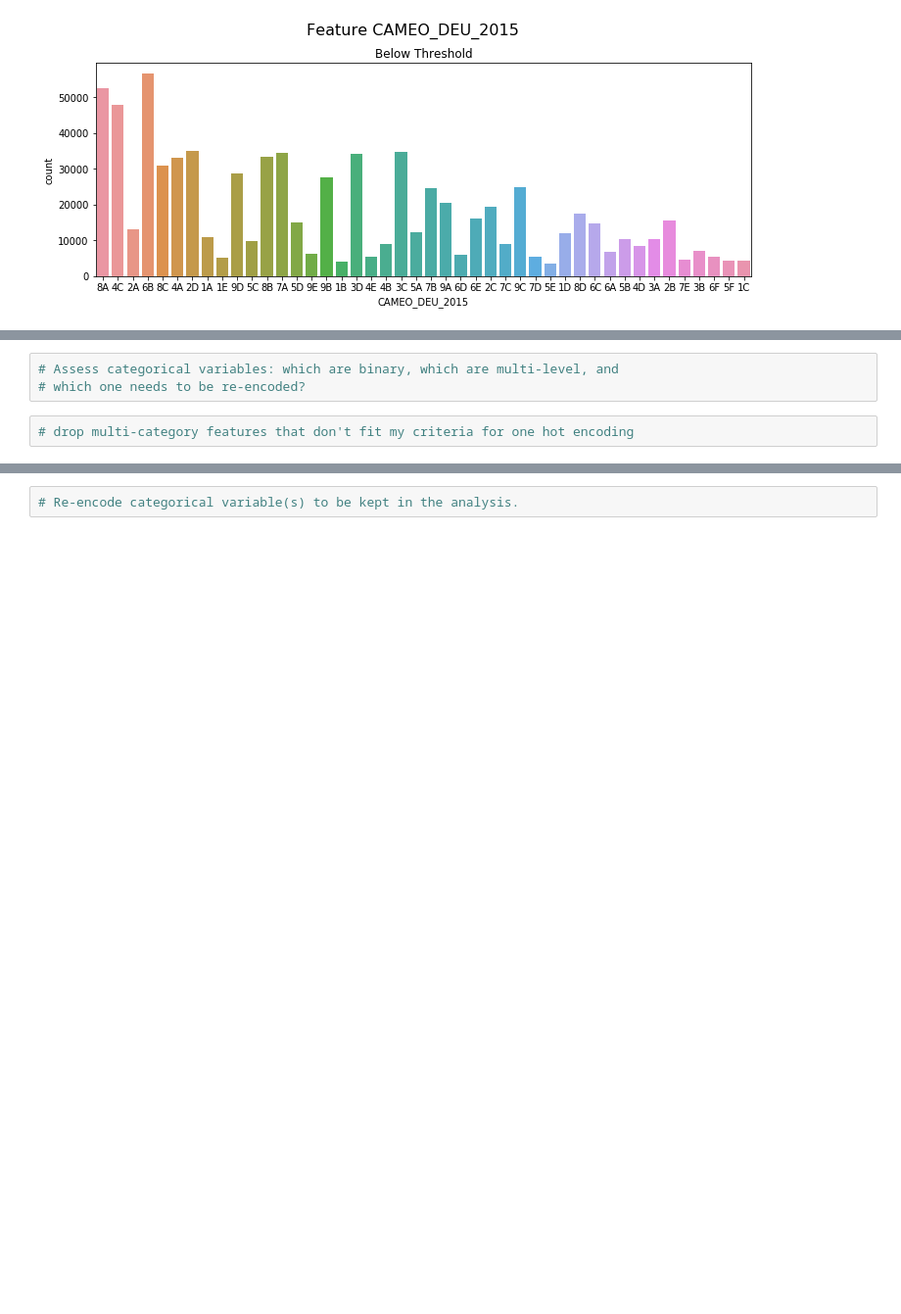
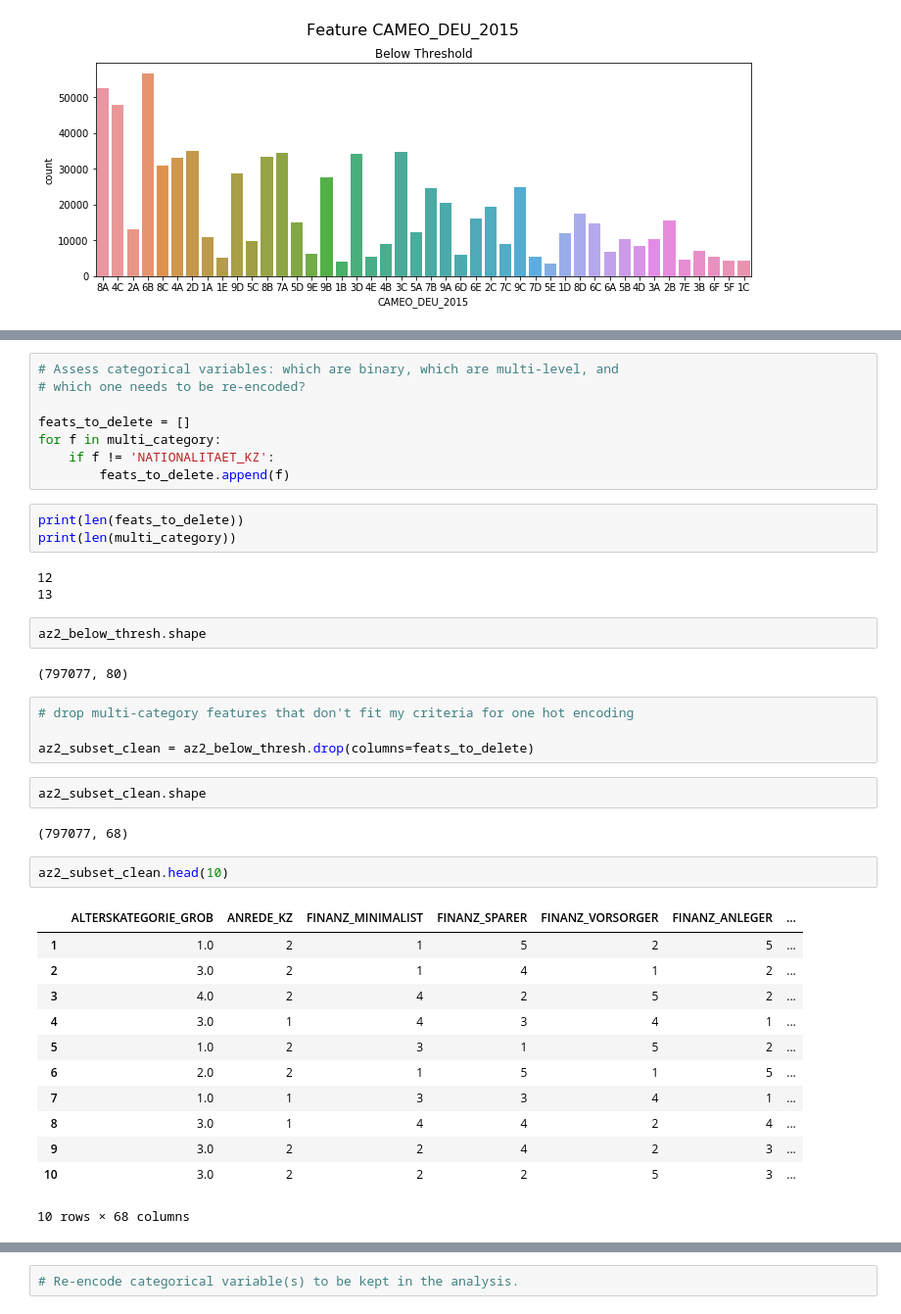
Before and after one commit to noreenwu/customer-segments, a Jupyter notebook: Identify_Customer_Segments.ipynb, the cells around one changed output, grey strips where cells are left out. Shown: that part at 98% size. Saved outputs shown, nothing was run; the diff lists cells and outputs as text; blank space fills up the shorter version.

```diff
--- a/Identify_Customer_Segments.ipynb
+++ b/Identify_Customer_Segments.ipynb
@@ -769,5 +789,41 @@ for f in multi_category:
 # %%
 # Assess categorical variables: which are binary, which are multi-level, and
 # which one needs to be re-encoded?
+
+feats_to_delete = []
+for f in multi_category:
+    if f != 'NATIONALITAET_KZ':
+        feats_to_delete.append(f)
+# %%
+print(len(feats_to_delete))
+print(len(multi_category))
+# %% [output]
+12
+13
+# %%
+az2_below_thresh.shape
+# %% [output]
+(797077, 80)
 # %%
 # drop multi-category features that don't fit my criteria for one hot encoding
+
+az2_subset_clean = az2_below_thresh.drop(columns=feats_to_delete)
+# %%
+az2_subset_clean.shape
+# %% [output]
+(797077, 68)
+# %%
+az2_subset_clean.head(10)
+# %% [output]
+|  | ALTERSKATEGORIE_GROB | ANREDE_KZ | FINANZ_MINIMALIST | FINANZ_SPARER | FINANZ_VORSORGER | FINANZ_ANLEGER | ... |
+| 1 | 1.0 | 2 | 1 | 5 | 2 | 5 | ... |
+| 2 | 3.0 | 2 | 1 | 4 | 1 | 2 | ... |
+| 3 | 4.0 | 2 | 4 | 2 | 5 | 2 | ... |
+| 4 | 3.0 | 1 | 4 | 3 | 4 | 1 | ... |
+| 5 | 1.0 | 2 | 3 | 1 | 5 | 2 | ... |
+| 6 | 2.0 | 2 | 1 | 5 | 1 | 5 | ... |
+| 7 | 1.0 | 1 | 3 | 3 | 4 | 1 | ... |
+| 8 | 3.0 | 1 | 4 | 4 | 2 | 4 | ... |
+| 9 | 3.0 | 2 | 2 | 4 | 2 | 3 | ... |
+| 10 | 3.0 | 2 | 2 | 2 | 5 | 3 | ... |
+10 rows × 68 columns
```
Also changed, not shown: parts of 9 cells of this notebook, 1 other file.
